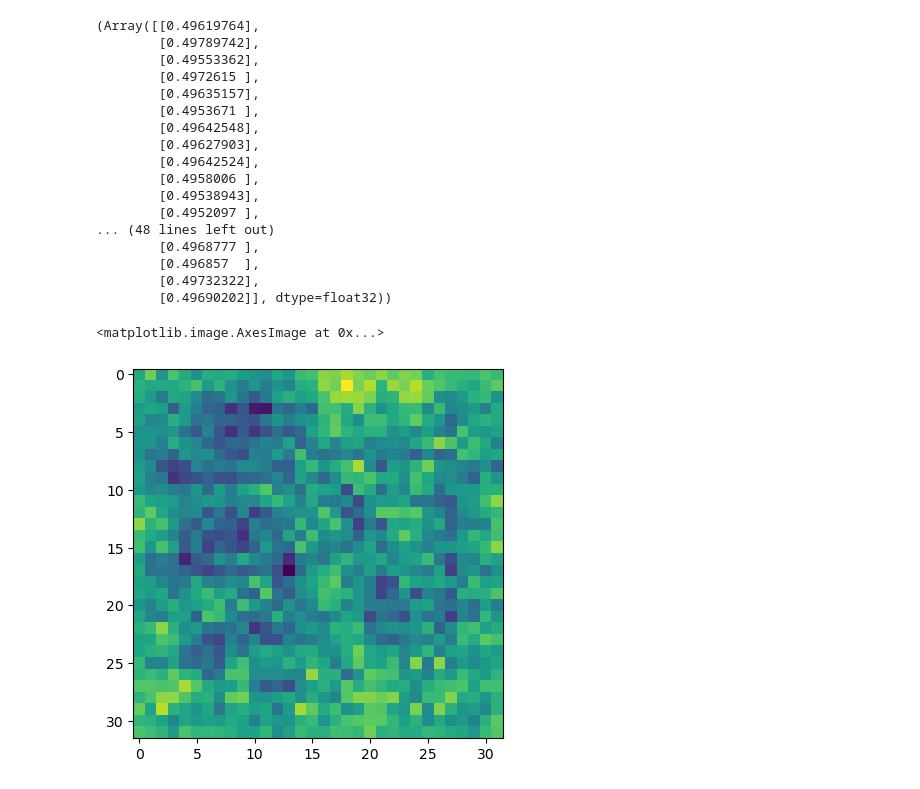
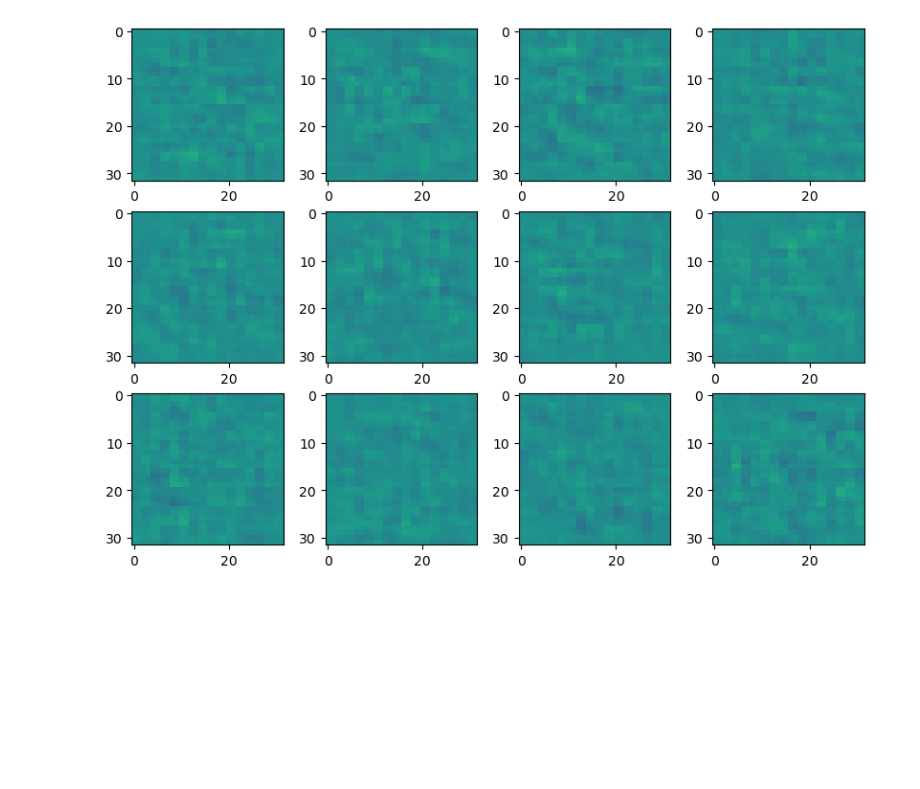
Before and after one commit to elizavetasemenova/PriorCVAE_JAX, a Jupyter notebook: experiments/population_genetics/notebooks/predictions_exploration.ipynb, the cells around one changed output. Saved outputs shown, nothing was run; the diff lists cells and outputs as text; code cells hidden in the pictures; blank space fills up the shorter version.

Commit message:
WIP: plotting correc

```diff
--- a/experiments/population_genetics/notebooks/predictions_exploration.ipynb
+++ b/experiments/population_genetics/notebooks/predictions_exploration.ipynb
@@ -8,40 +9,28 @@ import matplotlib.pyplot as plt
 from priorCVAE.models import CNNDecoder
 from priorCVAE.utility import load_model_params
 # %%
-output_dir = "../outputs/cjt8e8sn/model"
+output_dir = "../outputs/arc_output/fovn9s2q/model/"
 # %%
 params = load_model_params(output_dir)
 decoder_params = params['decoder']
 # %%
+latent_dim = 60
+n = 12
+
 key = jax.random.PRNGKey(random.randint(0, 9999))
 rng, z_rng = jax.random.split(key, 2)
-z = jax.random.normal(z_rng, (5, 30))
+z = jax.random.normal(z_rng, (n, latent_dim))
 
 decoder = CNNDecoder(conv_features=[5, 3, 1], conv_kernel_size=[[2, 2], [2, 2], [5, 5]], conv_stride=[2, 2, 1],
-                     hidden_dim=[120, 300], decoder_reshape=(7, 7, 8), out_channel=1)
+                     hidden_dim=[120, 300], decoder_reshape=(7, 7, 8), out_channel=1, conv_activation=nn.tanh)
 out = decoder.apply({'params': decoder_params}, z)
-# %%
-out[3][0], out[4][0]
-# %% [output]
-(Array([[0.49619764],
-        [0.49789742],
-        [0.49553362],
-        [0.4972615 ],
-        [0.49635157],
-        [0.4953671 ],
-        [0.49642548],
-        [0.49627903],
-        [0.49642524],
-        [0.4958006 ],
-        [0.49538943],
-        [0.4952097 ],
-... (48 lines left out)
-        [0.4968777 ],
-        [0.496857  ],
-        [0.49732322],
-        [0.49690202]], dtype=float32))
 # %%
-plt.imshow(out[0])
+fig, axs = plt.subplots(3, 4, figsize=(10, 7))
+
+for i in range(n):
+    rows = int(i/4)
+    cols = int(i%4)
+
+    axs[rows][cols].imshow(out[i].reshape((32, 32)), vmin=0, vmax=1)
 # %% [output]
-<matplotlib.image.AxesImage at 0x...>
-[figure, old version]
+[figure, new version]
```
Also changed, not shown: parts of 6 cells of this notebook, 6 other files.
